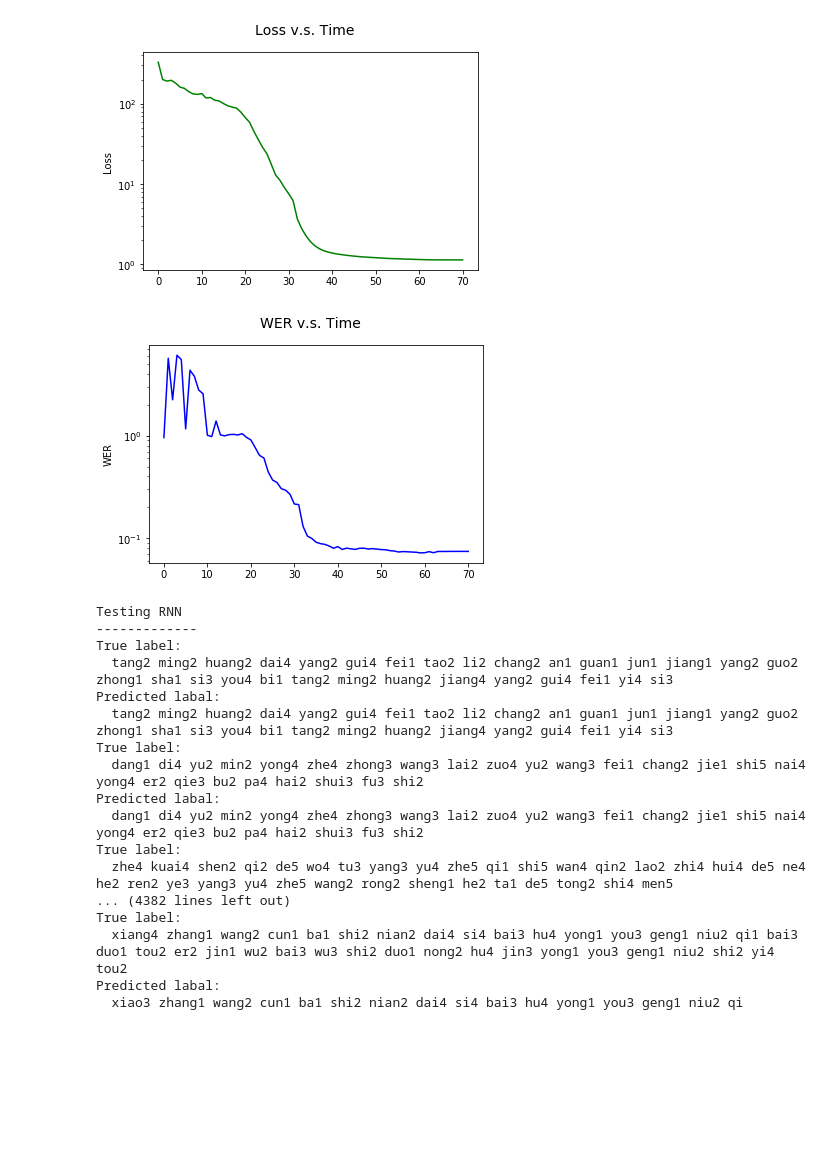
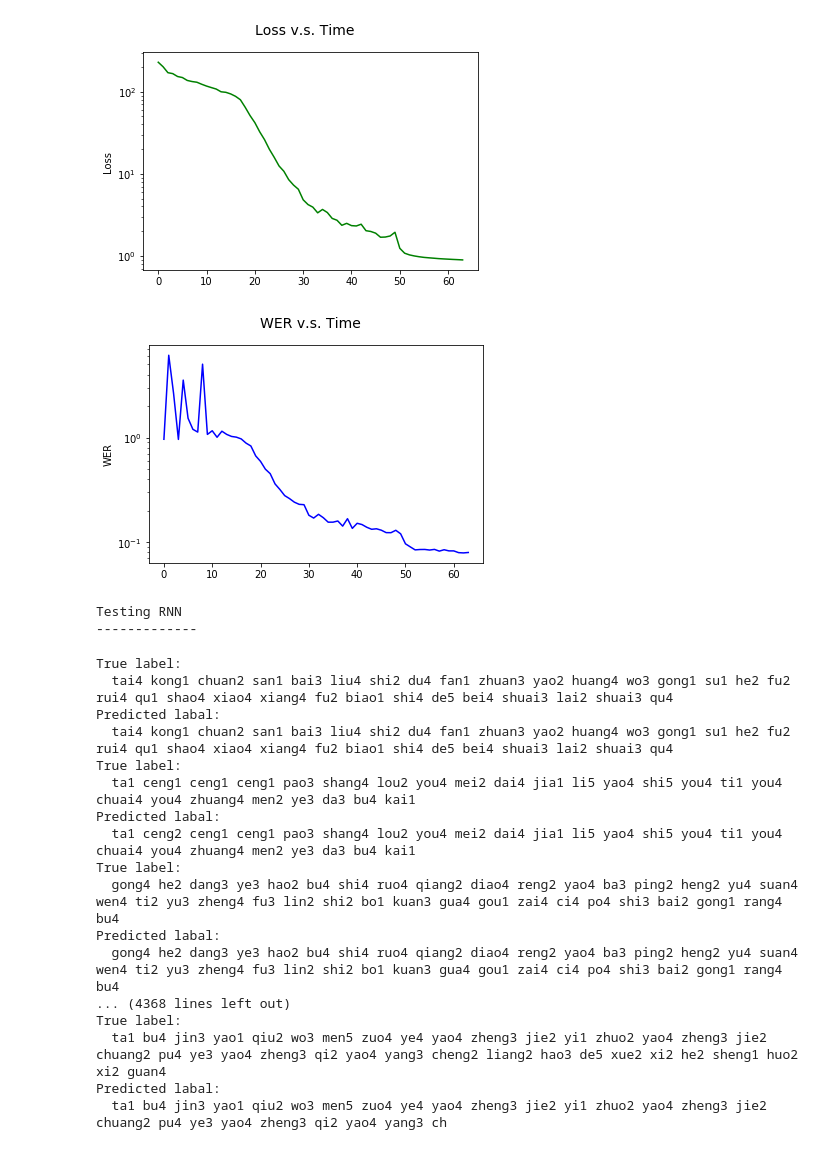
Before and after one commit to DeqingFu/TTIC-31110-Final-Project, a Jupyter notebook: MFCC_Pitch.ipynb, the cells around one changed output. Saved outputs shown, nothing was run; the diff lists cells and outputs as text; code cells hidden in the pictures; blank space fills up the shorter version.

```diff
--- a/MFCC_Pitch.ipynb
+++ b/MFCC_Pitch.ipynb
@@ -148,7 +148,7 @@ model = model.cuda() if use_cuda else model.cpu()
 
 optimizer = torch.optim.SGD(model.parameters(), lr=opt_cfg["learning_rate"], momentum=opt_cfg["momentum"])
 #change this
-mslst = [int(y) for y in [32 * (2 ** x) for x in range(20)] if y < opt_cfg["max_epochs"]]
+mslst = [int(y) for y in [50 * (2 ** x) for x in range(20)] if y < opt_cfg["max_epochs"]]
 scheduler = torch.optim.lr_scheduler.MultiStepLR(optimizer, milestones=mslst, gamma=0.1)
 
 log="epoch {:4} | train_loss={:6.2f}, dev_loss={:6.2f} with {:6.2f}% WER ({:6.2f}s elapsed)"
@@ -196,29 +196,29 @@ KeyboardInterrupt:
 # %%
 eps = list(range(opt_cfg["max_epochs"]))
 '''
 fig, ax1 = plt.subplots()
 plt.suptitle("Loss & WER v.s. Time", fontsize=14)
 ax2 = ax1.twinx()
 ax1.plot(eps[:61], losses[:61], 'green')
 ax2.plot(eps[:61], weres[:61], 'blue')
 ax1.set_xlabel('Epochs')
 ax1.set_ylabel('Loss', color='green')
 ax2.set_ylabel('WER', color='blue')
 '''
 plt.suptitle("Loss v.s. Time", fontsize = 14)
-plt.plot(eps[:71], losses[:71], 'green')
+plt.plot(eps[:64], losses[:64], 'green')
 plt.ylabel("Loss")
 plt.yscale("log")
 plt.show()
 
 plt.suptitle("WER v.s. Time", fontsize = 14)
-plt.plot(eps[:71], weres[:71], 'blue')
+plt.plot(eps[:64], weres[:64], 'blue')
 plt.ylabel("WER")
 plt.yscale("log")
 plt.show()
 # %% [output]
-[figure, old version]
+[figure, new version]
-[figure, old version]
+[figure, new version]
 # %%
 #Testing
 
@@ -226,26 +226,28 @@ print("Testing RNN")
 print("-------------")
 
 test_model = torch.load(os.path.join(config["save_path"], "best"))
-_, test_wer = evaluate(model, test_ldr, preproc, store_prediction=True, print_prediction=True)
+_, test_wer = evaluate(test_model, test_ldr, preproc, store_prediction=True, print_prediction=True)
 
 print("{:.2f}% WER (test)".format(test_wer * 100.))
 # %% [output]
 Testing RNN
 -------------
-True label:
-  tang2 ming2 huang2 dai4 yang2 gui4 fei1 tao2 li2 chang2 an1 guan1 jun1 jiang1 yang2 guo2 zhong1 sha1 si3 you4 bi1 tang2 ming2 huang2 jiang4 yang2 gui4 fei1 yi4 si3
-Predicted labal:
-  tang2 ming2 huang2 dai4 yang2 gui4 fei1 tao2 li2 chang2 an1 guan1 jun1 jiang1 yang2 guo2 zhong1 sha1 si3 you4 bi1 tang2 ming2 huang2 jiang4 yang2 gui4 fei1 yi4 si3
-True label:
-  dang1 di4 yu2 min2 yong4 zhe4 zhong3 wang3 lai2 zuo4 yu2 wang3 fei1 chang2 jie1 shi5 nai4 yong4 er2 qie3 bu2 pa4 hai2 shui3 fu3 shi2
-Predicted labal:
-  dang1 di4 yu2 min2 yong4 zhe4 zhong3 wang3 lai2 zuo4 yu2 wang3 fei1 chang2 jie1 shi5 nai4 yong4 er2 qie3 bu2 pa4 hai2 shui3 fu3 shi2
-True label:
-  zhe4 kuai4 shen2 qi2 de5 wo4 tu3 yang3 yu4 zhe5 qi1 shi5 wan4 qin2 lao2 zhi4 hui4 de5 ne4 he2 ren2 ye3 yang3 yu4 zhe5 wang2 rong2 sheng1 he2 ta1 de5 tong2 shi4 men5
-... (4382 lines left out)
-True label:
-  xiang4 zhang1 wang2 cun1 ba1 shi2 nian2 dai4 si4 bai3 hu4 yong1 you3 geng1 niu2 qi1 bai3 duo1 tou2 er2 jin1 wu2 bai3 wu3 shi2 duo1 nong2 hu4 jin3 yong1 you3 geng1 niu2 shi2 yi4 tou2
-Predicted labal:
-  xiao3 zhang1 wang2 cun1 ba1 shi2 nian2 dai4 si4 bai3 hu4 yong1 you3 geng1 niu2 qi
+True label:
+  tai4 kong1 chuan2 san1 bai3 liu4 shi2 du4 fan1 zhuan3 yao2 huang4 wo3 gong1 su1 he2 fu2 rui4 qu1 shao4 xiao4 xiang4 fu2 biao1 shi4 de5 bei4 shuai3 lai2 shuai3 qu4
+Predicted labal:
+  tai4 kong1 chuan2 san1 bai3 liu4 shi2 du4 fan1 zhuan3 yao2 huang4 wo3 gong1 su1 he2 fu2 rui4 qu1 shao4 xiao4 xiang4 fu2 biao1 shi4 de5 bei4 shuai3 lai2 shuai3 qu4
+True label:
+  ta1 ceng1 ceng1 ceng1 pao3 shang4 lou2 you4 mei2 dai4 jia1 li5 yao4 shi5 you4 ti1 you4 chuai4 you4 zhuang4 men2 ye3 da3 bu4 kai1
+Predicted labal:
+  ta1 ceng2 ceng1 ceng1 pao3 shang4 lou2 you4 mei2 dai4 jia1 li5 yao4 shi5 you4 ti1 you4 chuai4 you4 zhuang4 men2 ye3 da3 bu4 kai1
+True label:
+  gong4 he2 dang3 ye3 hao2 bu4 shi4 ruo4 qiang2 diao4 reng2 yao4 ba3 ping2 heng2 yu4 suan4 wen4 ti2 yu3 zheng4 fu3 lin2 shi2 bo1 kuan3 gua4 gou1 zai4 ci4 po4 shi3 bai2 gong1 rang4 bu4
+Predicted labal:
+  gong4 he2 dang3 ye3 hao2 bu4 shi4 ruo4 qiang2 diao4 reng2 yao4 ba3 ping2 heng2 yu4 suan4 wen4 ti2 yu3 zheng4 fu3 lin2 shi2 bo1 kuan3 gua4 gou1 zai4 ci4 po4 shi3 bai2 gong1 rang4 bu4
+... (4368 lines left out)
+True label:
+  ta1 bu4 jin3 yao1 qiu2 wo3 men5 zuo4 ye4 yao4 zheng3 jie2 yi1 zhuo2 yao4 zheng3 jie2 chuang2 pu4 ye3 yao4 zheng3 qi2 yao4 yang3 cheng2 liang2 hao3 de5 xue2 xi2 he2 sheng1 huo2 xi2 guan4
+Predicted labal:
+  ta1 bu4 jin3 yao1 qiu2 wo3 men5 zuo4 ye4 yao4 zheng3 jie2 yi1 zhuo2 yao4 zheng3 jie2 chuang2 pu4 ye3 yao4 zheng3 qi2 yao4 yang3 ch
 # %%
 torch.cuda.empty_cache()
```
Also changed, not shown: parts of 3 cells of this notebook, 1 other file.
